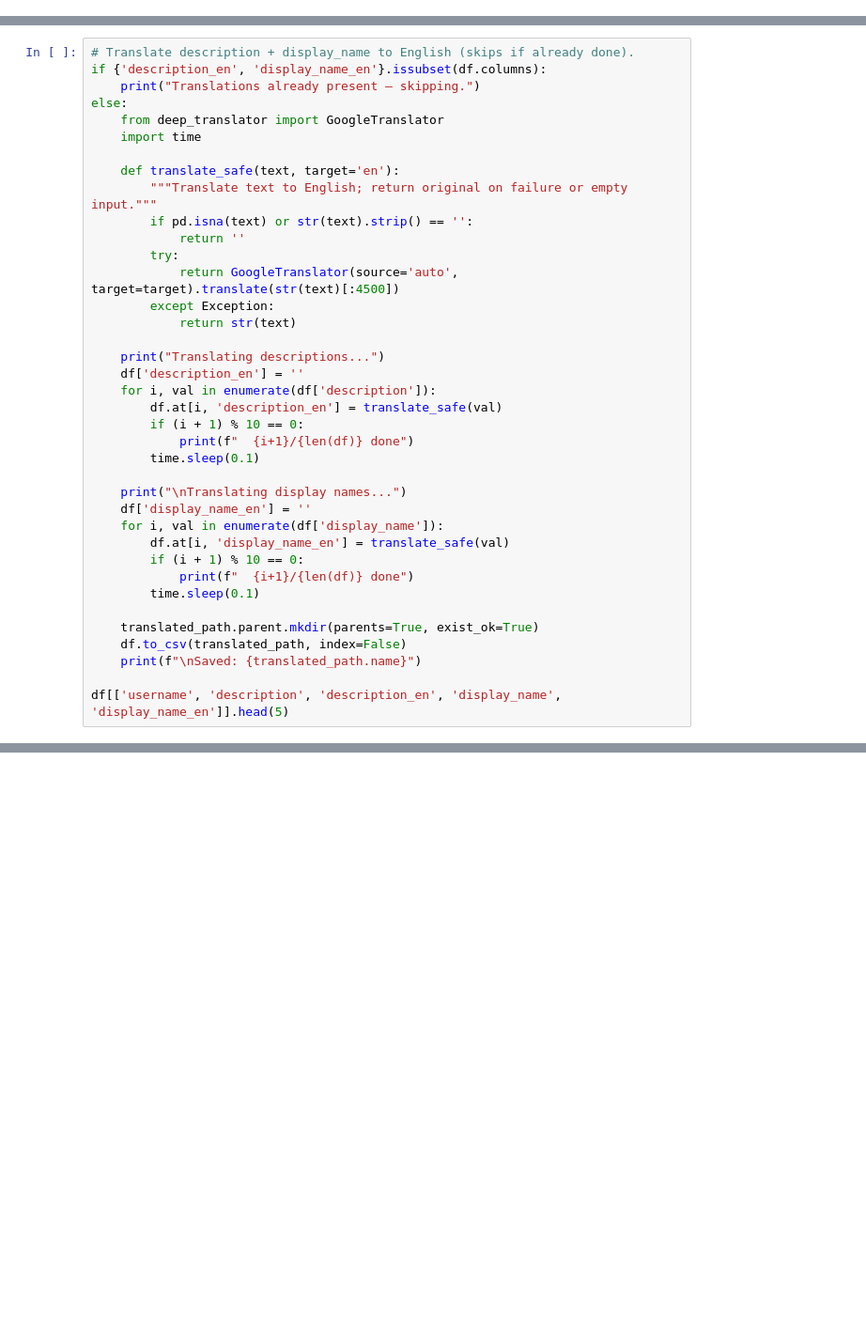
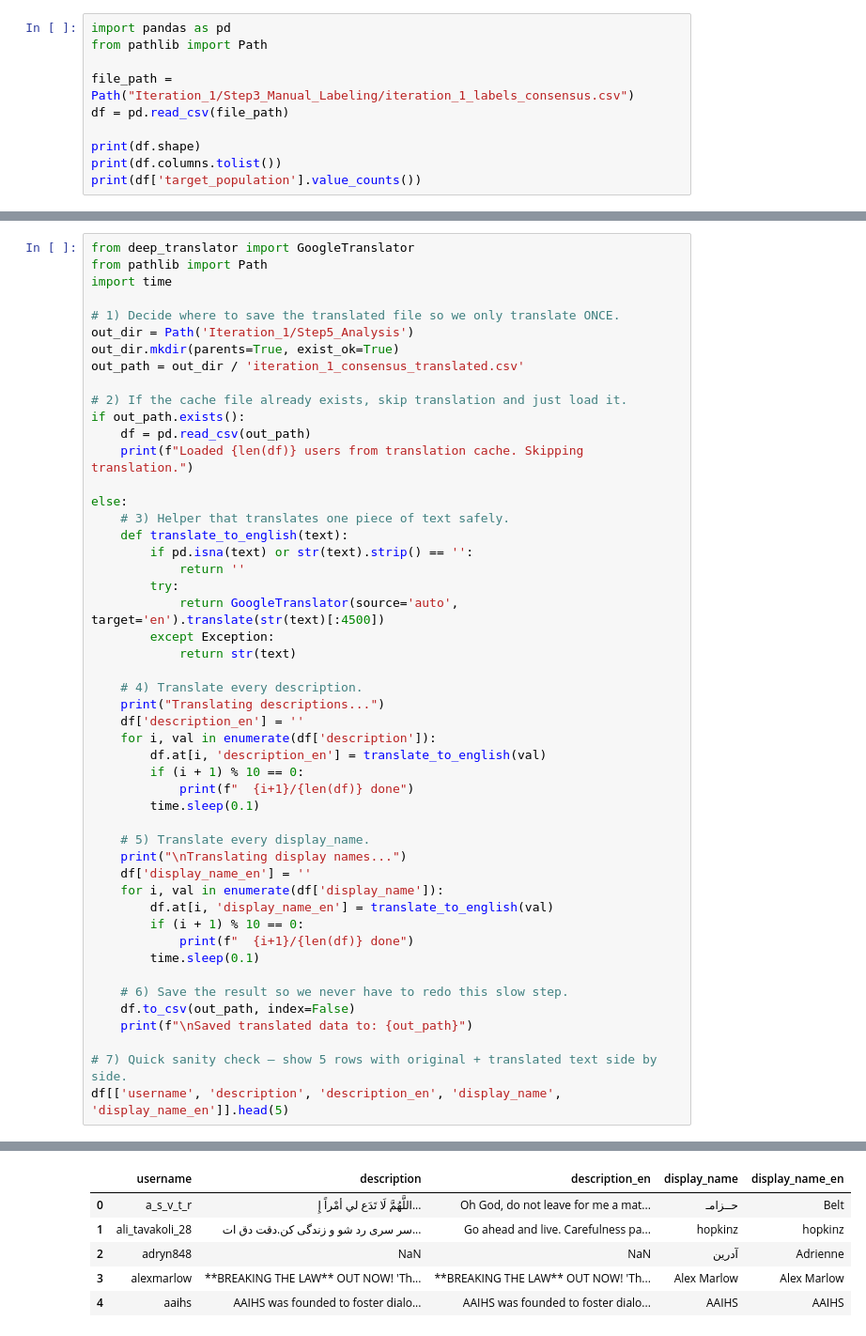
Before and after one commit to NadavM-ux/machine_learning_course_final_project, a Jupyter notebook: Iran_POI/Classification/part5.ipynb, the cells around one changed output, grey strips where cells are left out. Shown at 94% size. Saved outputs shown, nothing was run; the diff lists cells and outputs as text; blank space fills up the shorter version.

```diff
--- a/Iran_POI/Classification/part5.ipynb
+++ b/Iran_POI/Classification/part5.ipynb
@@ -22,0 +3,10 @@ Columns: ['username', 'profile_url', 'display_name', 'description', 'location',
+# %%
+import pandas as pd
+from pathlib import Path
+
+file_path = Path("Iteration_1/Step3_Manual_Labeling/iteration_1_labels_consensus.csv")
+df = pd.read_csv(file_path)
+
+print(df.shape)
+print(df.columns.tolist())
+print(df['target_population'].value_counts())
@@ -23,38 +39,50 @@ Columns: ['username', 'profile_url', 'display_name', 'description', 'location',
 # %%
-# Translate description + display_name to English (skips if already done).
-if {'description_en', 'display_name_en'}.issubset(df.columns):
-    print("Translations already present — skipping.")
+from deep_translator import GoogleTranslator
+from pathlib import Path
+import time
+
+# 1) Decide where to save the translated file so we only translate ONCE.
+out_dir = Path('Iteration_1/Step5_Analysis')
+out_dir.mkdir(parents=True, exist_ok=True)
+out_path = out_dir / 'iteration_1_consensus_translated.csv'
+
+# 2) If the cache file already exists, skip translation and just load it.
+if out_path.exists():
+    df = pd.read_csv(out_path)
+    print(f"Loaded {len(df)} users from translation cache. Skipping translation.")
+
 else:
-    from deep_translator import GoogleTranslator
-    import time
-
-    def translate_safe(text, target='en'):
-        """Translate text to English; return original on failure or empty input."""
+    # 3) Helper that translates one piece of text safely.
+    def translate_to_english(text):
         if pd.isna(text) or str(text).strip() == '':
             return ''
         try:
-            return GoogleTranslator(source='auto', target=target).translate(str(text)[:4500])
+            return GoogleTranslator(source='auto', target='en').translate(str(text)[:4500])
         except Exception:
             return str(text)
 
+    # 4) Translate every description.
     print("Translating descriptions...")
     df['description_en'] = ''
     for i, val in enumerate(df['description']):
-        df.at[i, 'description_en'] = translate_safe(val)
+        df.at[i, 'description_en'] = translate_to_english(val)
         if (i + 1) % 10 == 0:
             print(f"  {i+1}/{len(df)} done")
         time.sleep(0.1)
 
+    # 5) Translate every display_name.
     print("\nTranslating display names...")
     df['display_name_en'] = ''
     for i, val in enumerate(df['display_name']):
-        df.at[i, 'display_name_en'] = translate_safe(val)
+        df.at[i, 'display_name_en'] = translate_to_english(val)
         if (i + 1) % 10 == 0:
             print(f"  {i+1}/{len(df)} done")
         time.sleep(0.1)
 
-    translated_path.parent.mkdir(parents=True, exist_ok=True)
-    df.to_csv(translated_path, index=False)
-    print(f"\nSaved: {translated_path.name}")
+    # 6) Save the result so we never have to redo this slow step.
+    df.to_csv(out_path, index=False)
+    print(f"\nSaved translated data to: {out_path}")
 
+# 7) Quick sanity check — show 5 rows with original + translated text side by side.
 df[['username', 'description', 'description_en', 'display_name', 'display_name_en']].head(5)
+# %% [output]
@@ -60,0 +90,6 @@ df[['username', 'description', 'description_en', 'display_name', 'display_name_e
+|  | username | description | description_en | display_name | display_name_en |
+| 0 | a_s_v_t_r | اللَّهُمَّ لَا تَدَع لي أمْراً إِ... | Oh God, do not leave for me a mat... | حــزامـ | Belt |
+| 1 | ali_tavakoli_28 | سر سری رد شو و زندگی کن.دقت دق ات... | Go ahead and live. Carefulness pa... | hopkinz | hopkinz |
+| 2 | adryn848 | NaN | NaN | آدرین | Adrienne |
+| 3 | alexmarlow | **BREAKING THE LAW** OUT NOW! 'Th... | **BREAKING THE LAW** OUT NOW! 'Th... | Alex Marlow | Alex Marlow |
+| 4 | aaihs | AAIHS was founded to foster dialo... | AAIHS was founded to foster dialo... | AAIHS | AAIHS |
```
Also changed, not shown: parts of 20 cells of this notebook, 38 other files.
